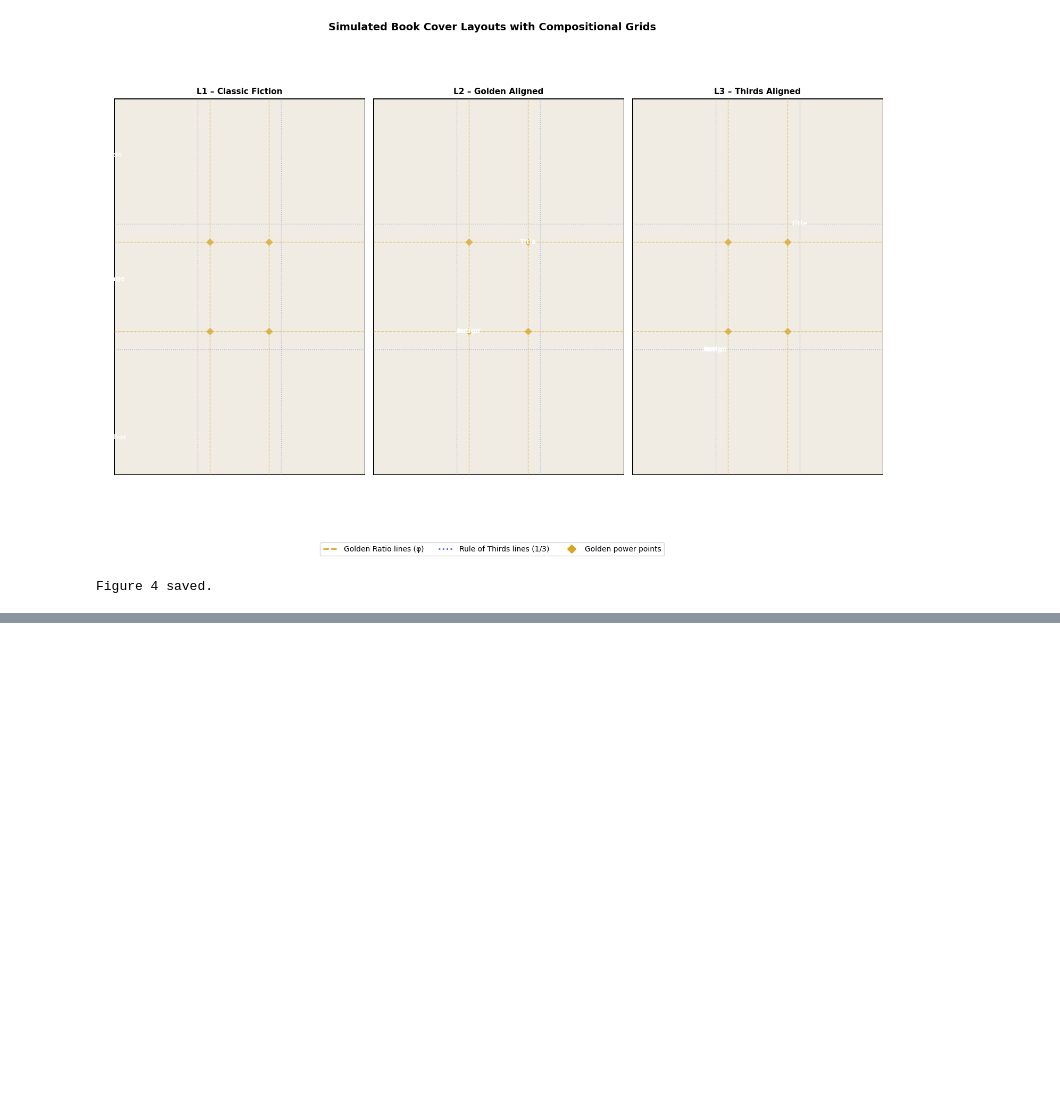
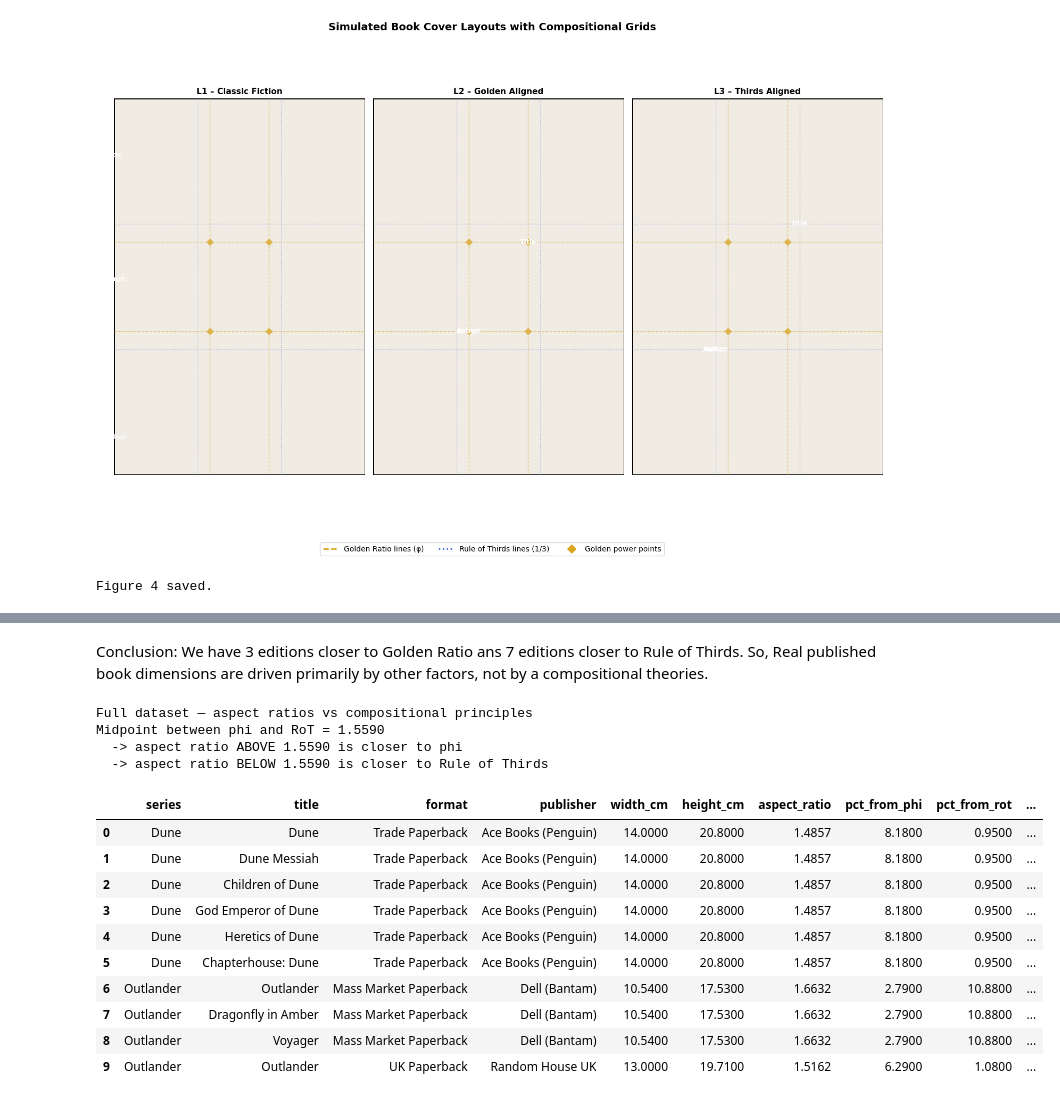
Before and after one commit to plamenargeorgieva89/Golden-ratio-principle-for-book-cover, a Jupyter notebook: The Golden ratio and the rule of thirds introduction.ipynb, the cells around one changed output, grey strips where cells are left out. Drawn from its saved outputs; the diff is of its cells as text; code cells hidden in the pictures; blank space fills up the shorter version.

```diff
--- a/The Golden ratio and the rule of thirds introduction.ipynb
+++ b/The Golden ratio and the rule of thirds introduction.ipynb
@@ -663,0 +677,22 @@ Figure 4 saved.
+# %%
+import numpy as np
+import pandas as pd
+import matplotlib.pyplot as plt
+import matplotlib.patches as patches
+import matplotlib.gridspec as gridspec
+from matplotlib.lines import Line2D
+import warnings
+warnings.filterwarnings('ignore')
+
+# ── Compositional constants ──────────────────────────────────────────────────
+PHI = (1 + np.sqrt(5)) / 2    # Golden Ratio  ≈ 1.6180
+ROT = 3 / 2                    # Rule of Thirds = 1.5000
+IN_TO_CM = 2.54                # 1 inch = 2.54 cm
+
+print("=" * 52)
+print(" COMPOSITIONAL RATIO CONSTANTS")
+print("=" * 52)
+print(f"  Golden Ratio  φ = (1+√5)/2 = {PHI:.10f}")
+print(f"  Rule of Thirds   = 3/2     = {ROT:.10f}")
+print(f"  φ − 1.5          =          {PHI - ROT:.10f}")
+print(f"  Relative gap     =          {(PHI-ROT)/PHI*100:.4f}%")
@@ -663,0 +933,37 @@ Figure 4 saved.
+# %% [markdown]
+Conclusion: We have 3 editions closer to Golden Ratio ans 7 editions closer to Rule of Thirds. So,  Real published book dimensions are driven primarily by other factors, not by a compositional theories.
+# %%
+# ── Display the full dataset table ──────────────────────────────────────────
+pd.set_option('display.max_colwidth', 30)
+pd.set_option('display.float_format', '{:.4f}'.format)
+
+display_cols = [
+    'series', 'title', 'format', 'publisher',
+    'width_cm', 'height_cm', 'aspect_ratio',
+    'pct_from_phi', 'pct_from_rot', 'closer_to'
+]
+
+print('Full dataset — aspect ratios vs compositional principles')
+print(f'Midpoint between phi and RoT = {(PHI + ROT)/2:.4f}')
+print(f'  -> aspect ratio ABOVE {(PHI+ROT)/2:.4f} is closer to phi')
+print(f'  -> aspect ratio BELOW {(PHI+ROT)/2:.4f} is closer to Rule of Thirds')
+print()
+df[display_cols].to_string(index=False)
+
+df[display_cols]
+# %% [output]
+Full dataset — aspect ratios vs compositional principles
+Midpoint between phi and RoT = 1.5590
+  -> aspect ratio ABOVE 1.5590 is closer to phi
+  -> aspect ratio BELOW 1.5590 is closer to Rule of Thirds
+|  | series | title | format | publisher | width_cm | height_cm | aspect_ratio | pct_from_phi | pct_from_rot | ... |
+| 0 | Dune | Dune | Trade Paperback | Ace Books (Penguin) | 14.0000 | 20.8000 | 1.4857 | 8.1800 | 0.9500 | ... |
+| 1 | Dune | Dune Messiah | Trade Paperback | Ace Books (Penguin) | 14.0000 | 20.8000 | 1.4857 | 8.1800 | 0.9500 | ... |
+| 2 | Dune | Children of Dune | Trade Paperback | Ace Books (Penguin) | 14.0000 | 20.8000 | 1.4857 | 8.1800 | 0.9500 | ... |
+| 3 | Dune | God Emperor of Dune | Trade Paperback | Ace Books (Penguin) | 14.0000 | 20.8000 | 1.4857 | 8.1800 | 0.9500 | ... |
+| 4 | Dune | Heretics of Dune | Trade Paperback | Ace Books (Penguin) | 14.0000 | 20.8000 | 1.4857 | 8.1800 | 0.9500 | ... |
+| 5 | Dune | Chapterhouse: Dune | Trade Paperback | Ace Books (Penguin) | 14.0000 | 20.8000 | 1.4857 | 8.1800 | 0.9500 | ... |
+| 6 | Outlander | Outlander | Mass Market Paperback | Dell (Bantam) | 10.5400 | 17.5300 | 1.6632 | 2.7900 | 10.8800 | ... |
+| 7 | Outlander | Dragonfly in Amber | Mass Market Paperback | Dell (Bantam) | 10.5400 | 17.5300 | 1.6632 | 2.7900 | 10.8800 | ... |
+| 8 | Outlander | Voyager | Mass Market Paperback | Dell (Bantam) | 10.5400 | 17.5300 | 1.6632 | 2.7900 | 10.8800 | ... |
+| 9 | Outlander | Outlander | UK Paperback | Random House UK | 13.0000 | 19.7100 | 1.5162 | 6.2900 | 1.0800 | ... |
```
Also changed, not shown: parts of 19 cells of this notebook.
